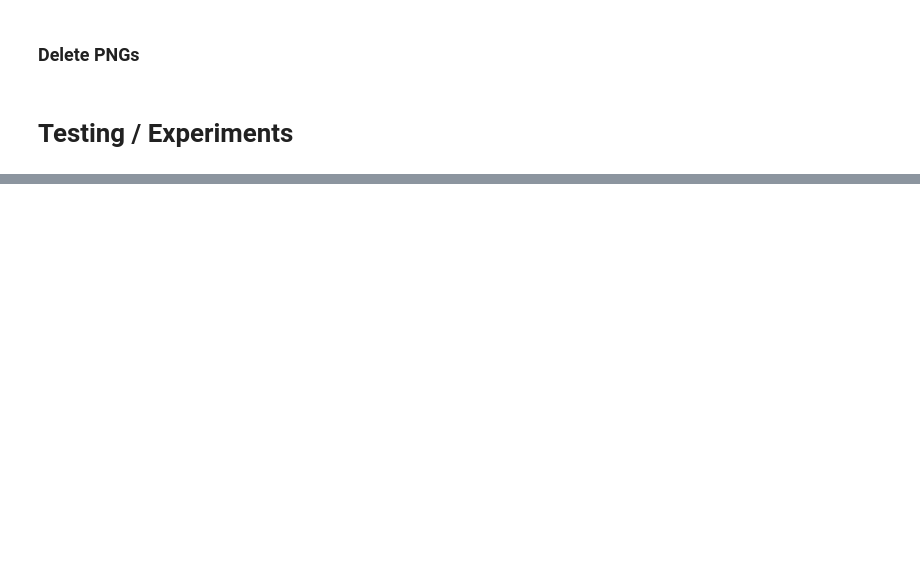
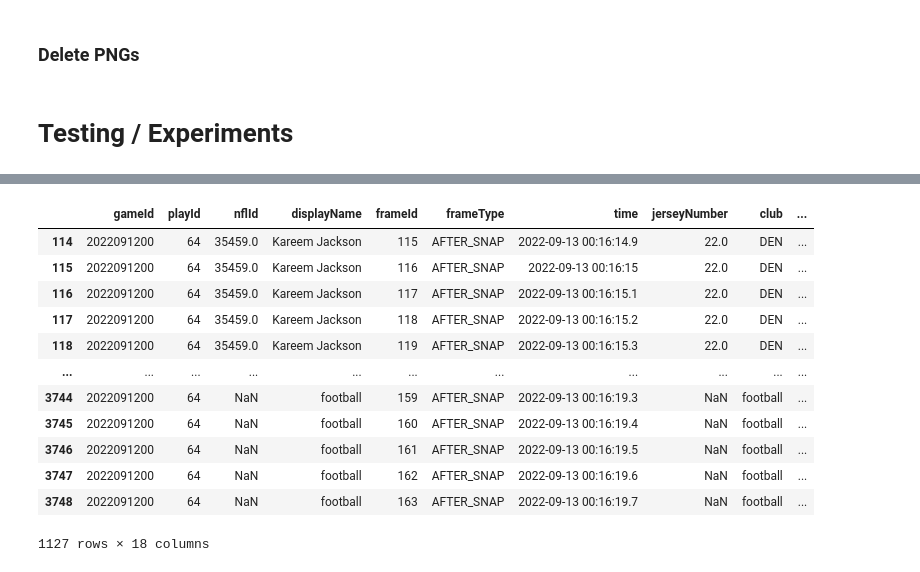
Before and after one commit to fsiddiqui2/NFLBigDataBowl, a Jupyter notebook: notebooks/animation_with_player_tracking.ipynb, the cells around one changed output, grey strips where cells are left out. Saved outputs shown, nothing was run; the diff lists cells and outputs as text; code cells hidden in the pictures; blank space fills up the shorter version.

```diff
--- a/notebooks/animation_with_player_tracking.ipynb
+++ b/notebooks/animation_with_player_tracking.ipynb
@@ -218,0 +352,16 @@ player_with_ball(play1)
+# %%
+after_snap
+# %% [output]
+|  | gameId | playId | nflId | displayName | frameId | frameType | time | jerseyNumber | club | ... |
+| 114 | 2022091200 | 64 | 35459.0 | Kareem Jackson | 115 | AFTER_SNAP | 2022-09-13 00:16:14.9 | 22.0 | DEN | ... |
+| 115 | 2022091200 | 64 | 35459.0 | Kareem Jackson | 116 | AFTER_SNAP | 2022-09-13 00:16:15 | 22.0 | DEN | ... |
+| 116 | 2022091200 | 64 | 35459.0 | Kareem Jackson | 117 | AFTER_SNAP | 2022-09-13 00:16:15.1 | 22.0 | DEN | ... |
+| 117 | 2022091200 | 64 | 35459.0 | Kareem Jackson | 118 | AFTER_SNAP | 2022-09-13 00:16:15.2 | 22.0 | DEN | ... |
+| 118 | 2022091200 | 64 | 35459.0 | Kareem Jackson | 119 | AFTER_SNAP | 2022-09-13 00:16:15.3 | 22.0 | DEN | ... |
+| ... | ... | ... | ... | ... | ... | ... | ... | ... | ... | ... |
+| 3744 | 2022091200 | 64 | NaN | football | 159 | AFTER_SNAP | 2022-09-13 00:16:19.3 | NaN | football | ... |
+| 3745 | 2022091200 | 64 | NaN | football | 160 | AFTER_SNAP | 2022-09-13 00:16:19.4 | NaN | football | ... |
+| 3746 | 2022091200 | 64 | NaN | football | 161 | AFTER_SNAP | 2022-09-13 00:16:19.5 | NaN | football | ... |
+| 3747 | 2022091200 | 64 | NaN | football | 162 | AFTER_SNAP | 2022-09-13 00:16:19.6 | NaN | football | ... |
+| 3748 | 2022091200 | 64 | NaN | football | 163 | AFTER_SNAP | 2022-09-13 00:16:19.7 | NaN | football | ... |
+1127 rows × 18 columns
```
Also changed, not shown: parts of 16 cells of this notebook, 1 other file.
